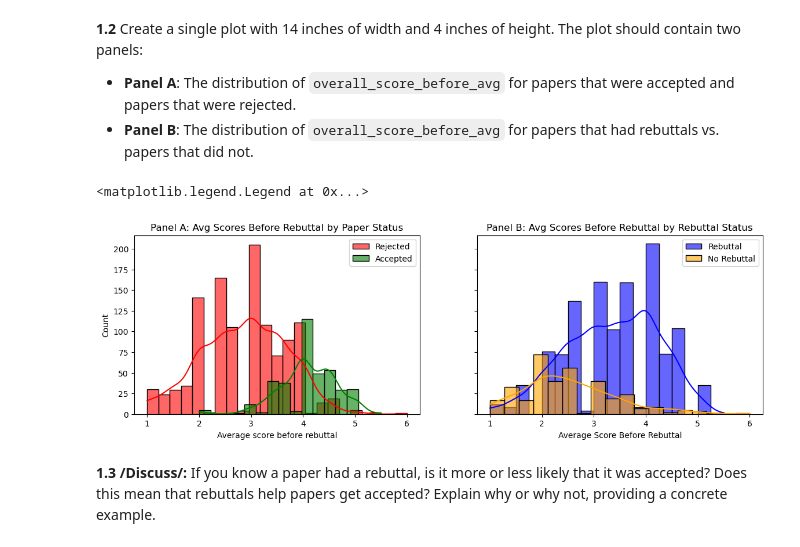
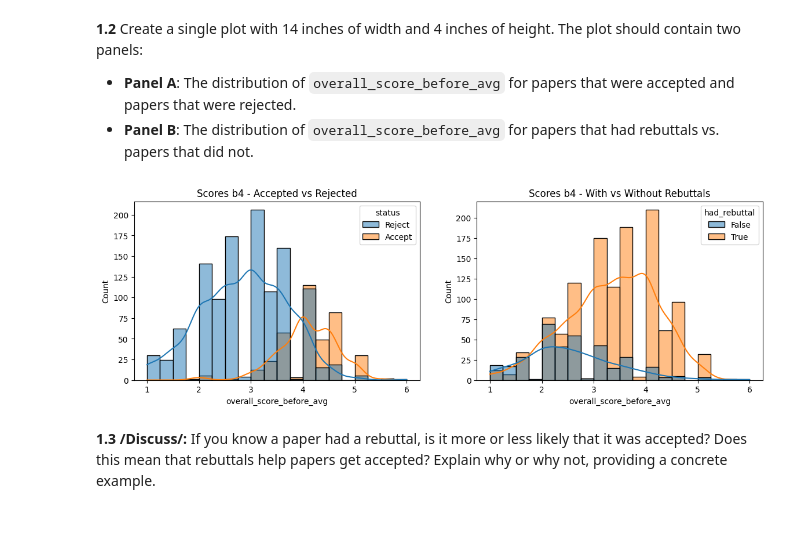
Before and after one commit to aristo6253/epfl-ada-ada-2023-homework-2-adaknow, a Jupyter notebook: hw2.ipynb, the cells around one changed output. Saved outputs shown, nothing was run; the diff lists cells and outputs as text; code cells hidden in the pictures.

```diff
--- a/hw2.ipynb
+++ b/hw2.ipynb
@@ -128,0 +109,2 @@ display(acl_reviews_df)
+# %%
+data = pd.read_json('./data/acl18_v1_numerical_final.json')
@@ -156,3 +153,9 @@ example_scores_before, example_scores_after
 - For each paper, create rows `overall_score_before_std` and `overall_score_after_std` containing the standard deviation of the overall scores before and after the rebuttal.
 - Print the four newly created rows for paper `P17`.
 - Print the resulting dataframe.
+# %%
+data['overall_score_before_avg'] = data['scores_before'].apply(lambda x: np.mean([review['scores']['overall_score'] for review in x.values()]))
+data['overall_scores_after_avg'] = data['scores_after'].apply(lambda x: np.mean([review['scores']['overall_score'] for review in x.values()]))
+
+data['overall_score_before_std'] = data['scores_before'].apply(lambda x: np.std([review['scores']['overall_score'] for review in x.values()]))
+data['overall_scores_after_std'] = data['scores_after'].apply(lambda x: np.std([review['scores']['overall_score'] for review in x.values()]))
@@ -210,34 +197,24 @@ acl_reviews_df[acl_reviews_df['tmp_id'] == 'P17']
 **1.2** Create a single plot with 14 inches of width and 4 inches of height. The plot should contain two panels:
 - **Panel A**: The distribution of `overall_score_before_avg` for papers that were accepted and papers that were rejected.
 - **Panel B**: The distribution of `overall_score_before_avg` for papers that had rebuttals vs. papers that did not.
-# %%
-fig, ax = plt.subplots(figsize=(14,4), ncols=2, nrows=1, sharey=True)
-
-rejected_papers = acl_reviews_df[acl_reviews_df['status'] == 'Reject']
-accepted_papers = acl_reviews_df[acl_reviews_df['status'] == 'Accept']
-
-rebuttal_papers = acl_reviews_df[acl_reviews_df['had_rebuttal'] == True]
-no_rebuttal_papers = acl_reviews_df[acl_reviews_df['had_rebuttal'] == False]
-
-sns.histplot(rejected_papers['overall_score_before_avg'], kde=True, ax=ax[0], label='Rejected', alpha=0.6, color='red')
-sns.histplot(accepted_papers['overall_score_before_avg'], kde=True, ax=ax[0], label='Accepted', alpha=0.6, color='green')
-
-ax[0].set_title('Panel A: Avg Scores Before Rebuttal by Paper Status')
-ax[0].set_xlabel('Average score before rebuttal')
-ax[0].legend()
-
-
-sns.histplot(rebuttal_papers['overall_score_after_avg'], kde=True, ax=ax[1], label='Rebuttal', alpha=0.6, color='blue')
-sns.histplot(no_rebuttal_papers['overall_score_after_avg'], kde=True, ax=ax[1], label='No Rebuttal', alpha=0.6, color='orange')
-
-ax[1].set_title('Average scores after rebuttal')
-ax[1].legend(['Rebuttal', 'No rebuttal'])
-ax[1].set_title('Panel B: Avg Scores Before Rebuttal by Rebuttal Status')
-ax[1].set_xlabel('Average Score Before Rebuttal')
-ax[1].legend()
-# %% [output]
-<matplotlib.legend.Legend at 0x...>
-[figure, removed]
+# %%
+# Set the size of the entire figure
+plt.figure(figsize=(14, 4))
+
+# Create the first panel (Panel A)
+plt.subplot(1, 2, 1)  # 1 row, 2 columns, first subplot
+sns.histplot(data=data, x='overall_score_before_avg', hue='status', kde = True)  # Replace 'acceptance_status' with your relevant column name
+plt.title("Scores b4 - Accepted vs Rejected")
+
+# Create the second panel (Panel B)
+plt.subplot(1, 2, 2)  # 1 row, 2 columns, second subplot
+sns.histplot(data=data, x='overall_score_before_avg', hue='had_rebuttal', kde = True)  # Replace 'rebuttal_status' with your relevant column name
+plt.title("Scores b4 - With vs Without Rebuttals")
+
+# Display the figure
+plt.show()
+# %% [output]
+[figure, added]
 # %% [markdown]
 **1.3** **/Discuss/:** If you know a paper had a rebuttal, is it more or less likely that it was accepted? Does this mean that rebuttals help papers get accepted? Explain why or why not, providing a concrete example.
 # %% [markdown]
```
Also changed, not shown: parts of 9 cells of this notebook.
